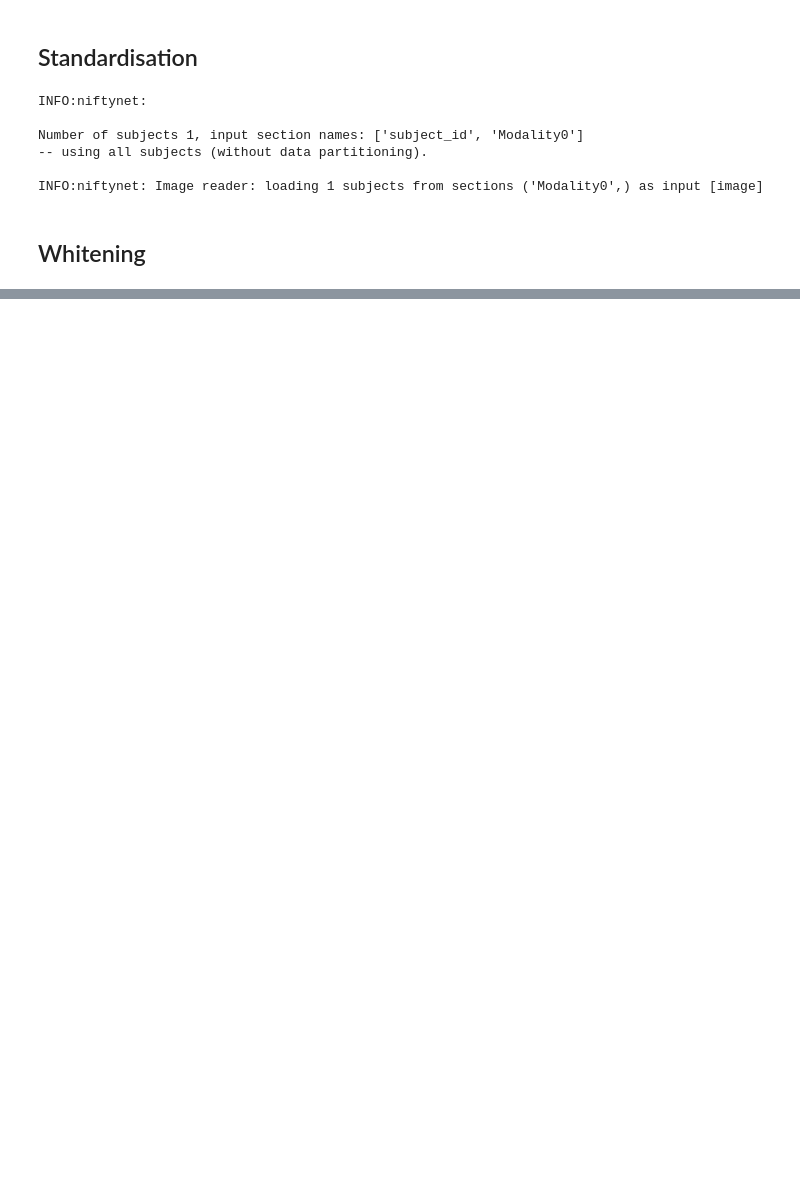
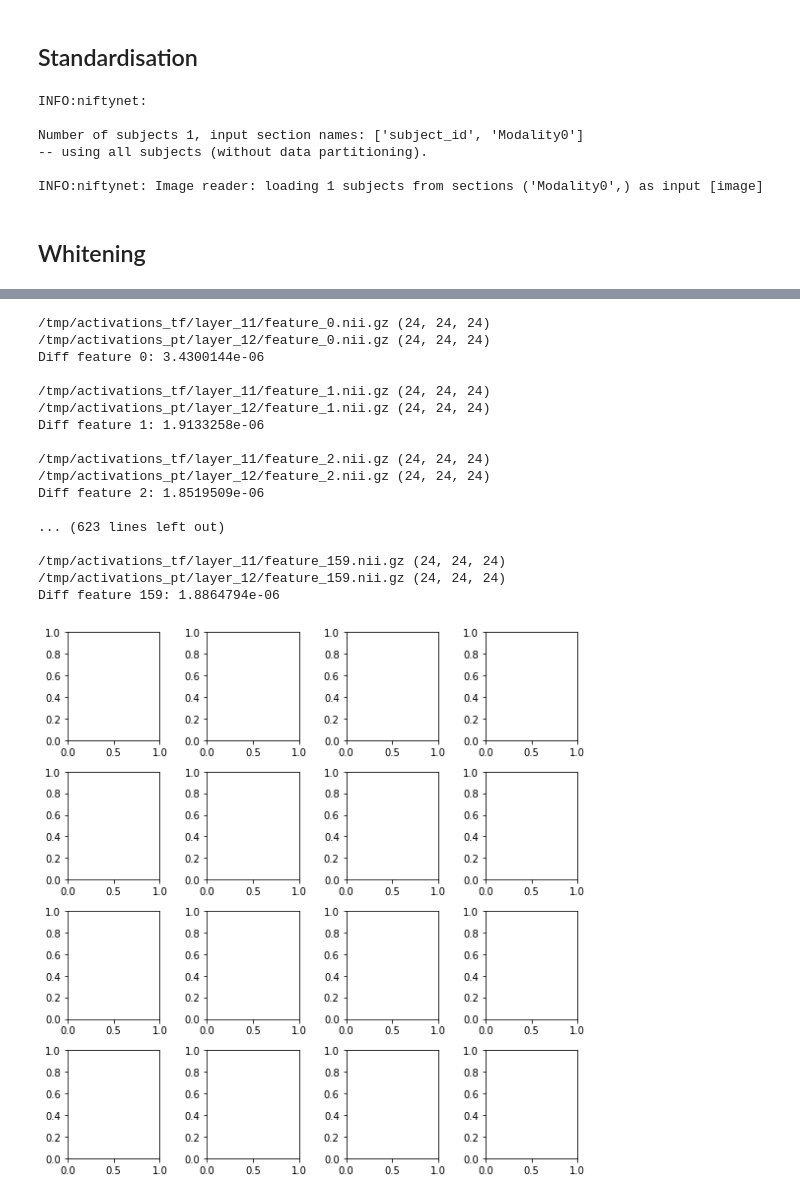
Before and after one commit to fepegar/tf2pt, a Jupyter notebook: TestWeights.ipynb, the cells around one changed output, grey strips where cells are left out. Drawn from its saved outputs; the diff is of its cells as text; code cells hidden in the pictures; blank space fills up the shorter version.

```diff
--- a/TestWeights.ipynb
+++ b/TestWeights.ipynb
@@ -97,7 +100,7 @@ INFO:niftynet: Image reader: loading 1 subjects from sections ('Modality0',) as
 # %%
 nii = nib.load(str(output_path))
 data = nii.get_data()
-fg_only = False
+fg_only = True  # NN default is True
 if fg_only:
     mask = data > data.mean()
     values = data[mask]
@@ -129,7 +154,7 @@ FigureCanvasNbAgg()
 # %%
 device = torch.device("cuda" if torch.cuda.is_available() else "cpu")
 state_dict_pt = torch.load(state_dict_pt_path)
-model = HighRes3DNet(1, 160, add_dropout_layer=True)
+model = HighRes3DNet(1, 160, add_dropout_layer=True, softmax=False)
 model.load_state_dict(state_dict_pt)
 model = model.to(device)
 tensor = torch.tensor(roi)
@@ -137,9 +162,10 @@ tensor = tensor.unsqueeze(0)  # channels dimension
 batch = tensor.unsqueeze(0)  # batch dimension
 batch = batch.to(device)
 
+print('Input:', batch.shape)
 model.eval()
 with torch.no_grad():
-    output = model(batch)
-
-del model
+    outputs = model(batch)
+for i, output in enumerate(outputs):
+    print(f'Output {i}:', output.shape)
 # %% [output]
@@ -169,0 +198,68 @@ FigureCanvasNbAgg()
+# %%
+# tf_to_pt = {
+#     0: 0,
+#     3: 1,
+#     4:
+#     6: 2,
+#     9: 3,
+#     10: 4,
+#     11: 6,
+# }
+
+layer_idx_tf = 11
+# layer_idx_pt = tf_to_pt[layer_idx_tf]
+layer_idx_pt = 12
+
+layer_dir_tf = Path(f'/tmp/activations_tf/layer_{layer_idx_tf}')
+layer_dir_pt = Path(f'/tmp/activations_pt/layer_{layer_idx_pt}')
+
+plot_diff = False
+
+
+k = 7
+fig, axes = plt.subplots(4, 4, figsize=(8, 8))
+axes = axes.ravel()
+for i in range(160):
+    filepath_tf = layer_dir_tf / f'feature_{i}.nii.gz'
+    filepath_pt = layer_dir_pt / f'feature_{i}.nii.gz'
+    nii_tf = nib.load(str(filepath_tf))
+    nii_pt = nib.load(str(filepath_pt))
+    print(filepath_tf, nii_tf.shape)
+    print(filepath_pt, nii_pt.shape)
+#     print(nii_tf.get_data().sum())
+#     print(nii_pt.get_data().sum())
+    slice_tf = turn(nii_tf.dataobj[..., k])
+    slice_pt = turn(nii_pt.dataobj[..., k])
+#     ax = axes[i]
+#     if plot_diff:
+#         diff = slice_tf - slice_pt
+#         max_diff = np.max(np.abs(diff))
+#         im = ax.imshow(diff, cmap='RdBu_r', vmin=-max_diff, vmax=max_diff)
+#         fig.colorbar(im, ax=ax)
+#     else:
+#         result = np.hstack((slice_tf, slice_pt))
+#         im = ax.imshow(result)
+    rms = np.sqrt(np.mean(np.square(slice_tf - slice_pt)))
+    print(f'Diff feature {i}:', rms)
+    print()
+plt.tight_layout()
+plt.show()
+# %% [output]
+/tmp/activations_tf/layer_11/feature_0.nii.gz (24, 24, 24)
+/tmp/activations_pt/layer_12/feature_0.nii.gz (24, 24, 24)
+Diff feature 0: 3.4300144e-06
+
+/tmp/activations_tf/layer_11/feature_1.nii.gz (24, 24, 24)
+/tmp/activations_pt/layer_12/feature_1.nii.gz (24, 24, 24)
+Diff feature 1: 1.9133258e-06
+
+/tmp/activations_tf/layer_11/feature_2.nii.gz (24, 24, 24)
+/tmp/activations_pt/layer_12/feature_2.nii.gz (24, 24, 24)
+Diff feature 2: 1.8519509e-06
+
+... (623 lines left out)
+
+/tmp/activations_tf/layer_11/feature_159.nii.gz (24, 24, 24)
+/tmp/activations_pt/layer_12/feature_159.nii.gz (24, 24, 24)
+Diff feature 159: 1.8864794e-06
+[figure, added]
```
Also changed, not shown: parts of 11 cells of this notebook, 1 other file.
